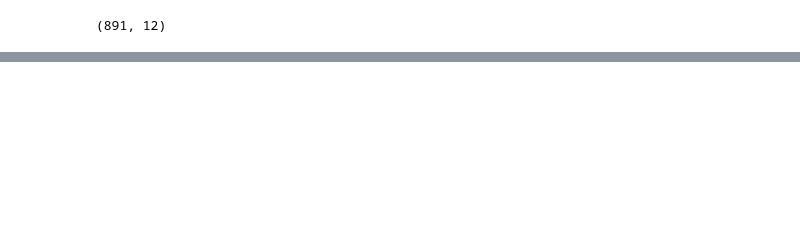
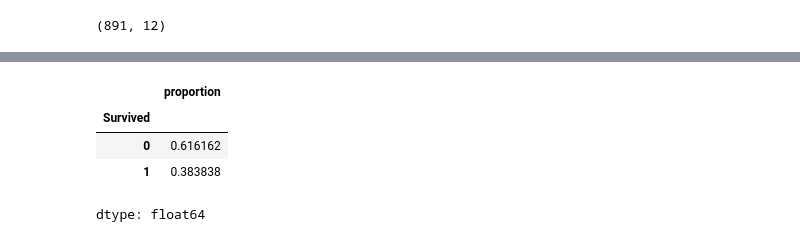
Before and after one commit to jpwoods1878/titanic-survival-prediction, a Jupyter notebook: load_data.ipynb, the cells around one changed output, grey strips where cells are left out. Saved outputs shown, nothing was run; the diff lists cells and outputs as text; code cells hidden in the pictures; blank space fills up the shorter version.

```diff
--- a/load_data.ipynb
+++ b/load_data.ipynb
@@ -30,0 +80,8 @@ train_df.head()
+# %%
+train_df['Survived'].value_counts(normalize=True)
+# %% [output]
+|  | proportion |
+| Survived |  |
+| 0 | 0.616162 |
+| 1 | 0.383838 |
+dtype: float64
```
Also changed, not shown: parts of 8 cells of this notebook.
